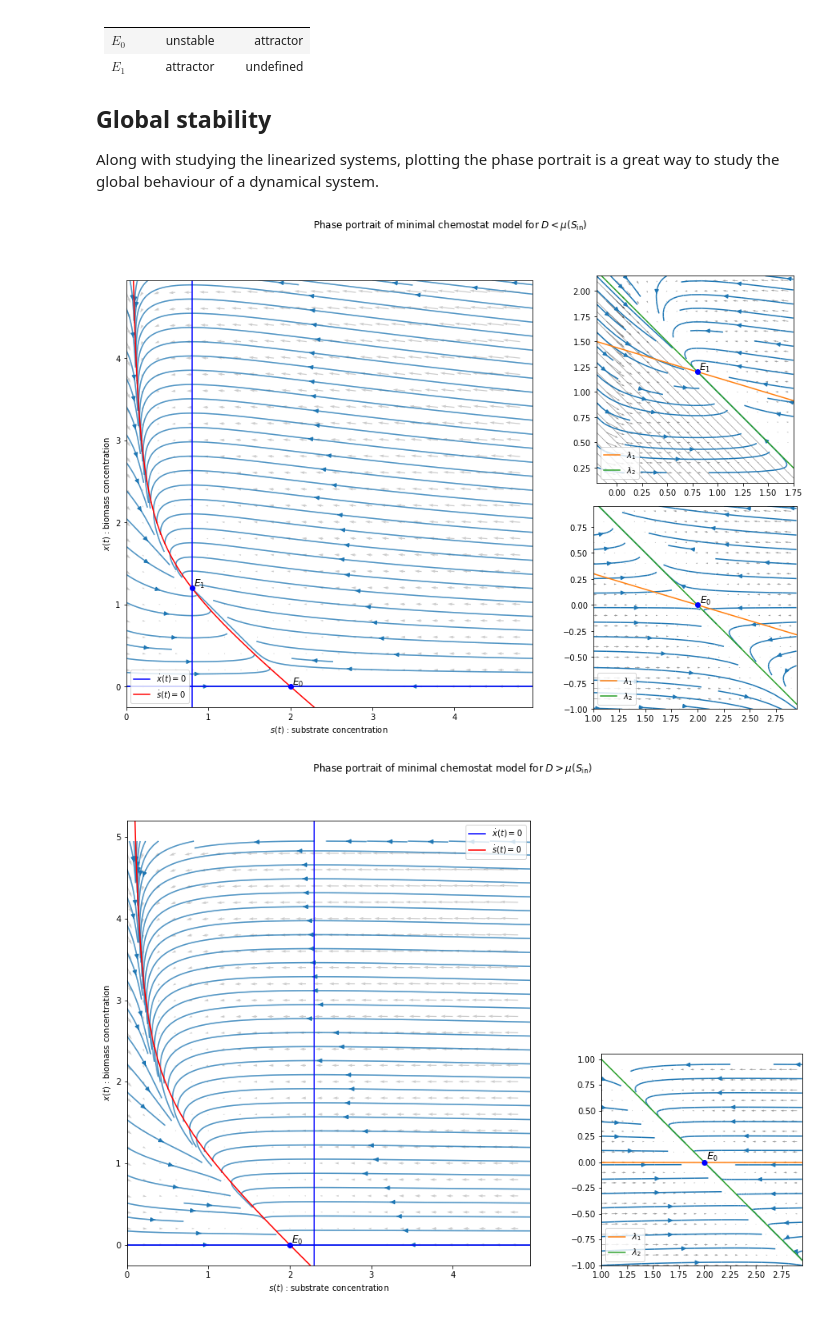
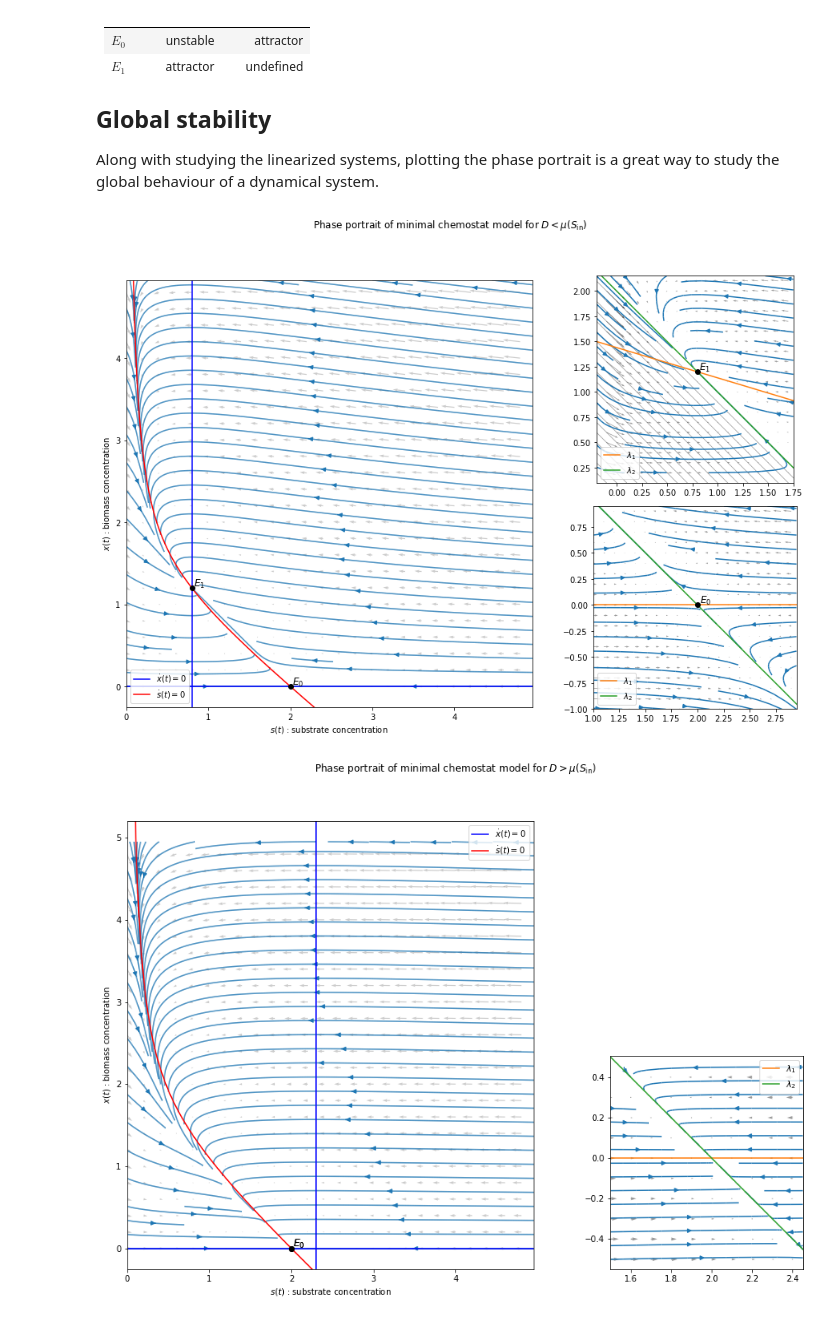
Before and after one commit to rand-asswad/chemostat-models, a Jupyter notebook: notebooks/growth_single_minimal.ipynb, the cells around one changed output. Cells and saved outputs as stored; diff of their text form; code cells hidden in the pictures.

```diff
--- a/notebooks/growth_single_minimal.ipynb
+++ b/notebooks/growth_single_minimal.ipynb
@@ -417,16 +417,14 @@ $$\chi_\lambda=\det(B-\lambda Id)
 
 Since $\forall \lambda\in\rho(B), \lambda\lt 0$, $E_1$ is a local attractor.
 # %%
-D = 0.8
-s1 = mu_inv(D, **params)
-pt = [s1, params['Sin'] - s1]
-μx = pt[1] * mu_deriv(s1, **params)
-params.update(D=D)
-size = 1
-slim = pt[0] - size, pt[0] + size
-xlim = pt[1] - size, pt[1] + size
+params.update(D=0.8)
+E1 = equilibria(**params)[1]
+size = 2
+slim0, xlim0 = set_lims(size=size)
+slim, xlim = set_lims(center=E1, size=size)
 plot_params = dict(mesh=0.1, step=0.05, dF_params=params, scale=20, density=1, alpha=0.3)
 
+μx = E1[1] * mu_deriv(E1[0], **params)
 def B(s, x, D=1.0, Sin=2.0, μmax=1.0, ks=0.2):
     s1 = mu_inv(D, μmax=μmax, ks=ks)
     x1 = Sin - s1
@@ -437,8 +435,8 @@ def B(s, x, D=1.0, Sin=2.0, μmax=1.0, ks=0.2):
 
 fig, ax = plt.subplots(1, 2)
 
-phase_portrait((-size,size),(-size,size), B, ax=ax[0], **plot_params)
-plot_eigenspaces([D,-μx], [1,-1], t=[-2*size,2*size], ax=ax[0])
+phase_portrait(slim0, xlim0, B, ax=ax[0], **plot_params)
+plot_eigenspaces([params['D'],-μx], [1,-1], t=[-size,size], ax=ax[0])
 phase_portrait(slim, xlim, f, ax=ax[1], **plot_params)
 
 label = '{} for $D{}\\mu(S_\\mathrm{{in}})$'
@@ -489,71 +487,60 @@ phase_portrait((0,5), (0,5), growth_rate, mesh=0.2, step=0.05, dF_params=params,
                ylabel='$x(t)$ : biomass concentration')
 plot_isocline_dx(ax, **params)
 plot_isocline_ds(ax, **params)
-eq_x = [params['Sin'], s1]
-eq_y = [0, params['Sin'] - s1]
+
+E = equilibria(**params)
 eq_text = ['$E_0$', '$E_1$']
-ax.plot(eq_x, eq_y, 'bo')
-for i in range(2):
-    ax.text(eq_x[i] + 0.02, eq_y[i] + 0.02, eq_text[i], fontsize=12)
+plot_equilibria(E, name=eq_text, ax=ax)
 ax.legend()
 
 # equilibria plots
 plot_params = dict(mesh=0.1, step=0.05, dF_params=params, scale=20, density=0.5, alpha=0.4)
-size = 1
+size = 2
+
+ax0 = fig.add_subplot(gs[1,1])
+slim, xlim = set_lims(center=E[0], size=size)
+phase_portrait(slim, xlim, f, ax=ax0, **plot_params)
+plot_eigenspaces([1,0], [1,-1], pt=E[0], t=[-size,size], ax=ax0)
+plot_equilibria(E[:1], name=eq_text[:1], ax=ax0)
+ax0.legend()
 
 ax1 = fig.add_subplot(gs[0,1])
-pt = [s1, params['Sin'] - s1]
-slim = pt[0] - size, pt[0] + size
-xlim = pt[1] - size, pt[1] + size
+slim, xlim = set_lims(center=E[1], size=size)
 phase_portrait(slim, xlim, f, ax=ax1, **plot_params)
-plot_eigenspaces([D,-μx], [1,-1], pt=pt, t=[-2*size,2*size], ax=ax1)
-ax1.plot(eq_x[1], eq_y[1], 'bo')
-ax1.text(eq_x[1] + 0.02, eq_y[1] + 0.02, eq_text[1], fontsize=12)
+plot_eigenspaces([params['D'],-μx], [1,-1], pt=E[1], t=[-size,size], ax=ax1)
+plot_equilibria(E[1:], name=eq_text[1:], ax=ax1)
 ax1.legend()
 
-ax0 = fig.add_subplot(gs[1,1])
-pt = [params['Sin'], 0]
-slim = pt[0] - size, pt[0] + size
-xlim = pt[1] - size, pt[1] + size
-phase_portrait(slim, xlim, f, ax=ax0, **plot_params)
-plot_eigenspaces([D,-μx], [1,-1], pt=pt, t=[-2*size,2*size], ax=ax0)
-ax0.plot(eq_x[0], eq_y[0], 'bo')
-ax0.text(eq_x[0] + 0.02, eq_y[0] + 0.02, eq_text[0], fontsize=12)
-ax0.legend()
-
 plt.show()
 # %% [output]
-[figure, old version]
+[figure, new version]
 # %%
 params.update(D=0.92)
 fig = plt.figure(figsize=(15,10))
 gs = gridspec.GridSpec(2,2, width_ratios=(4,2), hspace=0.1)
 
 ax = fig.add_subplot(gs[:,0])
 phase_portrait((0,5), (0,5), growth_rate, mesh=0.2, step=0.05, dF_params=params,
                scale=30, density=(25, 1), title=title.format(">"), ax=ax,
                xlabel='$s(t)$ : substrate concentration',
                ylabel='$x(t)$ : biomass concentration')
 plot_isocline_dx(ax, **params)
 plot_isocline_ds(ax, **params)
-ax.plot(eq_x[0], eq_y[0], 'bo')
-ax.text(eq_x[0] + 0.02, eq_y[0] + 0.02, eq_text[0], fontsize=12)
+E = equilibria(**params)
+plot_equilibria(E[:1], name=eq_text[:1], ax=ax)
 ax.legend()
 
 # equilibria plots
 plot_params = dict(mesh=0.1, step=0.05, dF_params=params, scale=20, density=0.5, alpha=0.4)
 size = 1
 
 ax0 = fig.add_subplot(gs[1,1])
-pt = [params['Sin'], 0]
-slim = pt[0] - size, pt[0] + size
-xlim = pt[1] - size, pt[1] + size
+slim, xlim = set_lims(center=E[0], size=size)
 phase_portrait(slim, xlim, f, ax=ax0, **plot_params)
-plot_eigenspaces([1,0], [1,-1], pt=pt, t=[-2*size,2*size], ax=ax0)
-ax0.plot(eq_x[0], eq_y[0], 'bo')
-ax0.text(eq_x[0] + 0.02, eq_y[0] + 0.02, eq_text[0], fontsize=12)
+plot_eigenspaces([1,0], [1,-1], pt=E[0], t=[-2*size,2*size], ax=ax0)
+plot_equilibria(E[:1], name=eq_text[:1], ax=ax)
 ax0.legend()
 
 plt.show()
 # %% [output]
-[figure, old version]
+[figure, new version]
```
Also changed, not shown: parts of 1 cell of this notebook, 3 other files.
